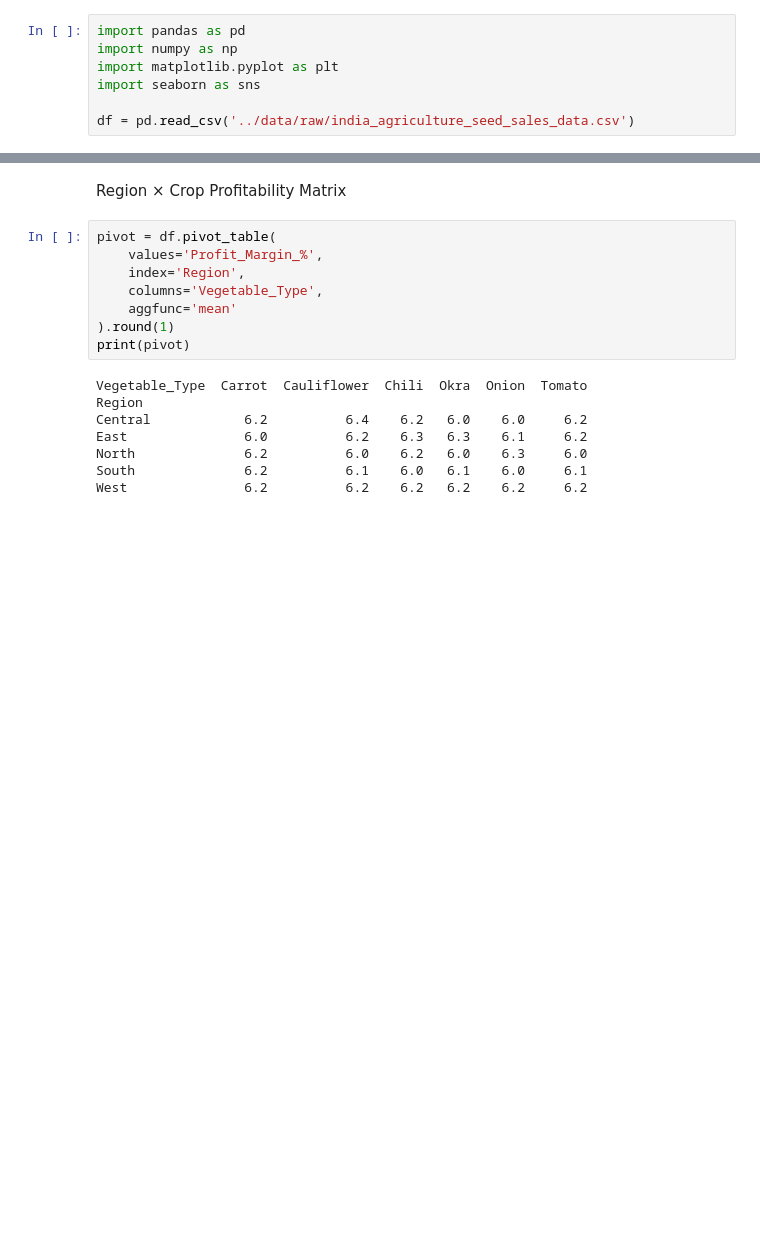
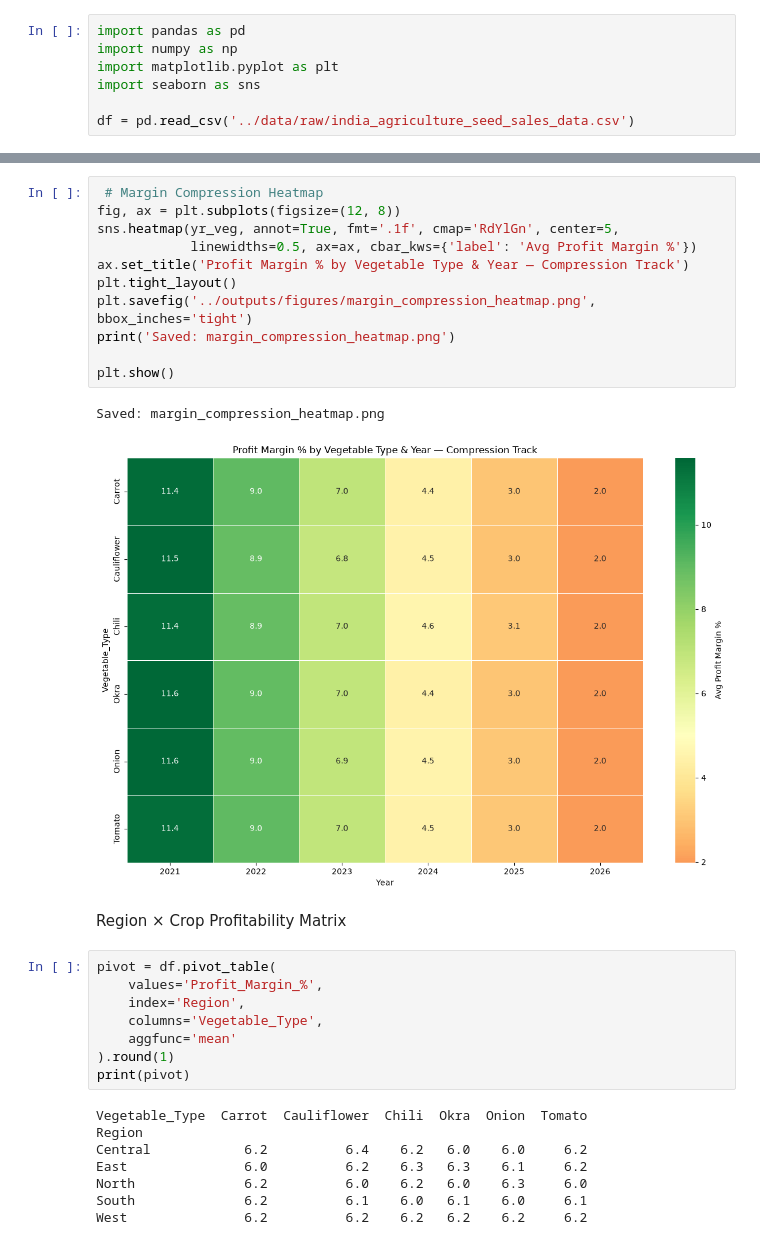
Before and after one commit to sghosh0210/Agiricultural-Project, a Jupyter notebook: notebooks/02_profitability_analysis.ipynb, the cells around one changed output, grey strips where cells are left out. Saved outputs shown, nothing was run; the diff lists cells and outputs as text; blank space fills up the shorter version.

```diff
--- a/notebooks/02_profitability_analysis.ipynb
+++ b/notebooks/02_profitability_analysis.ipynb
@@ -33,3 +131,17 @@ confirms business problem
+# %%
+ # Margin Compression Heatmap
+fig, ax = plt.subplots(figsize=(12, 8))
+sns.heatmap(yr_veg, annot=True, fmt='.1f', cmap='RdYlGn', center=5,
+            linewidths=0.5, ax=ax, cbar_kws={'label': 'Avg Profit Margin %'})
+ax.set_title('Profit Margin % by Vegetable Type & Year — Compression Track')
+plt.tight_layout()
+plt.savefig('../outputs/figures/margin_compression_heatmap.png', bbox_inches='tight')
+print('Saved: margin_compression_heatmap.png')
+
+plt.show()
+# %% [output]
+Saved: margin_compression_heatmap.png
+[figure, added]
 # %% [markdown]
 Region × Crop Profitability Matrix
 # %%
```
Also changed, not shown: parts of 6 cells of this notebook.
